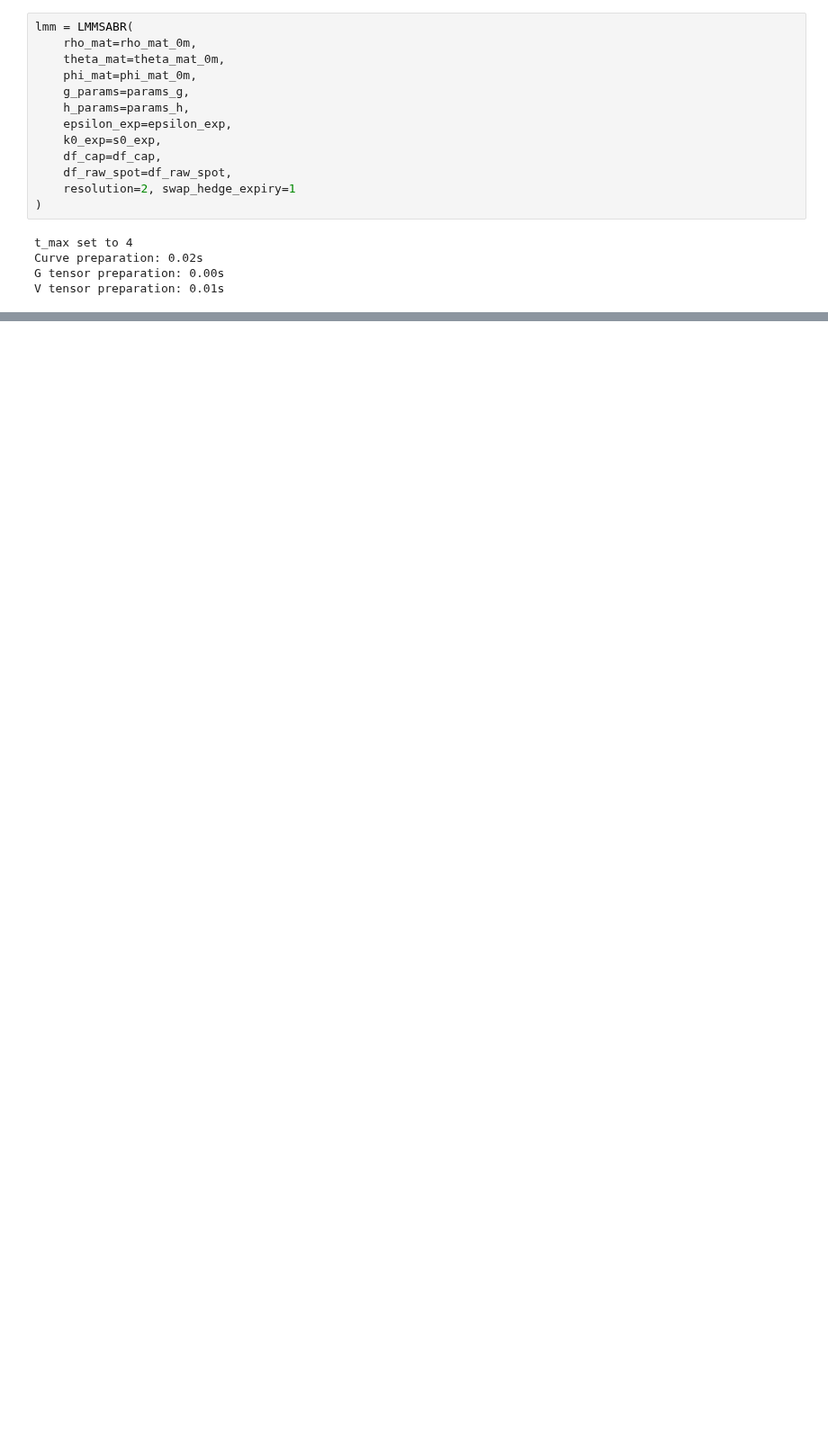
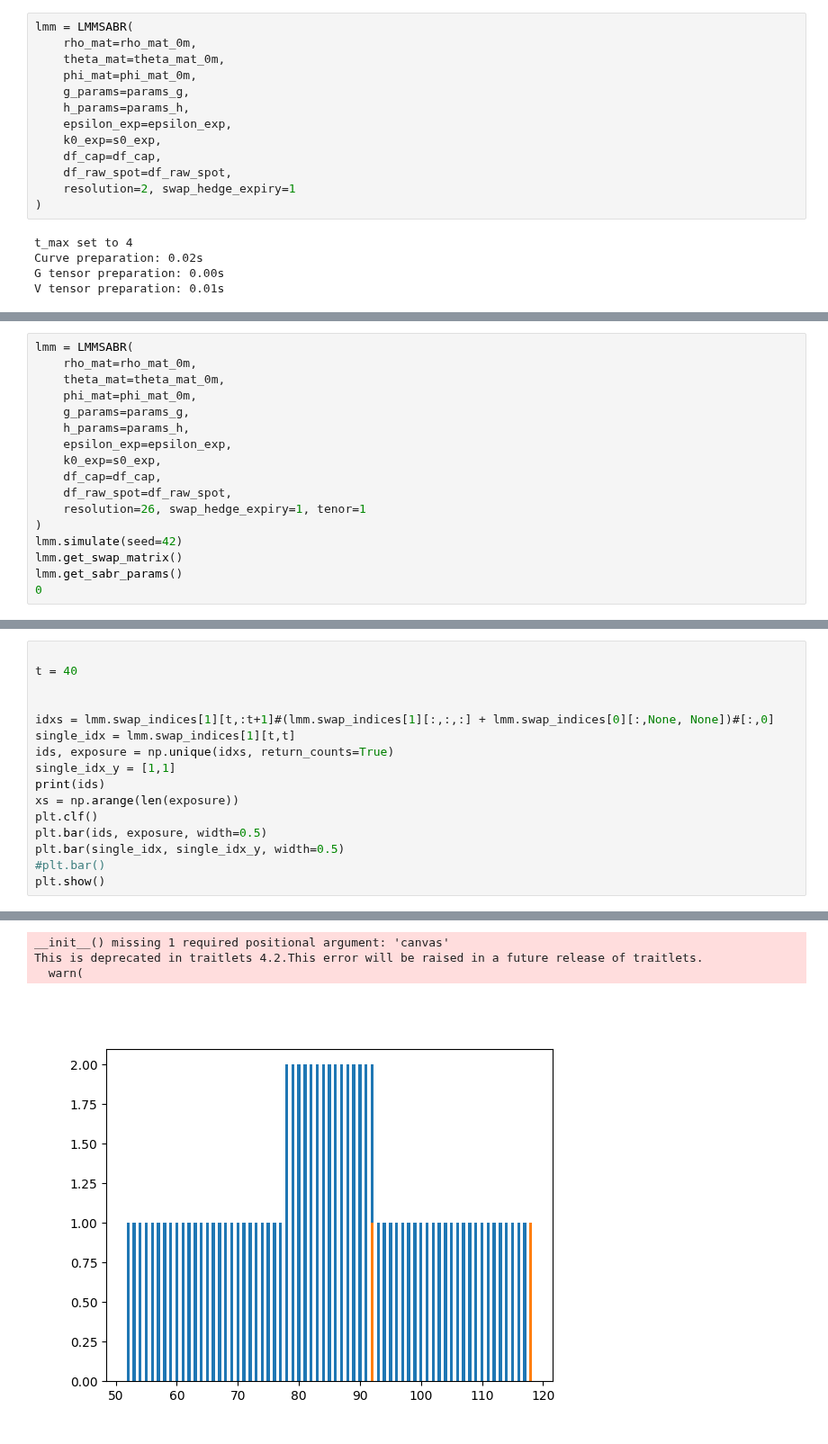
Before and after one commit to Dunkalot/gamma-vega-rl-hedging, a Jupyter notebook: test.ipynb, the cells around one changed output, grey strips where cells are left out. Shown at 90% size. Cells and saved outputs as stored; diff of their text form; blank space fills up the shorter version.

```diff
--- a/test.ipynb
+++ b/test.ipynb
@@ -1537,0 +1536,17 @@ hedge_swaption.shape
+# %%
+lmm = LMMSABR(
+    rho_mat=rho_mat_0m,
+    theta_mat=theta_mat_0m,
+    phi_mat=phi_mat_0m,
+    g_params=params_g,
+    h_params=params_h,
+    epsilon_exp=epsilon_exp,
+    k0_exp=s0_exp,
+    df_cap=df_cap,
+    df_raw_spot=df_raw_spot,
+    resolution=26, swap_hedge_expiry=1, tenor=1
+)
+lmm.simulate(seed=42)
+lmm.get_swap_matrix()
+lmm.get_sabr_params()
+0
@@ -1537,0 +1572,17 @@ hedge_swaption.shape
+# %%
+
+t = 40
+
+
+idxs = lmm.swap_indices[1][t,:t+1]#(lmm.swap_indices[1][:,:,:] + lmm.swap_indices[0][:,None, None])#[:,0]
+single_idx = lmm.swap_indices[1][t,t]
+ids, exposure = np.unique(idxs, return_counts=True)
+single_idx_y = [1,1]
+print(ids)
+xs = np.arange(len(exposure))
+plt.clf()
+plt.bar(ids, exposure, width=0.5)
+plt.bar(single_idx, single_idx_y, width=0.5)
+#plt.bar()
+plt.show()
+# %% [output]
@@ -1538,3 +1590,7 @@ hedge_swaption.shape
+__init__() missing 1 required positional argument: 'canvas'
+This is deprecated in traitlets 4.2.This error will be raised in a future release of traitlets.
+  warn(
+[figure, added]
 # %%
 from joblib import Parallel, delayed
 
```
Also changed, not shown: parts of 17 cells of this notebook, 4 other files.
